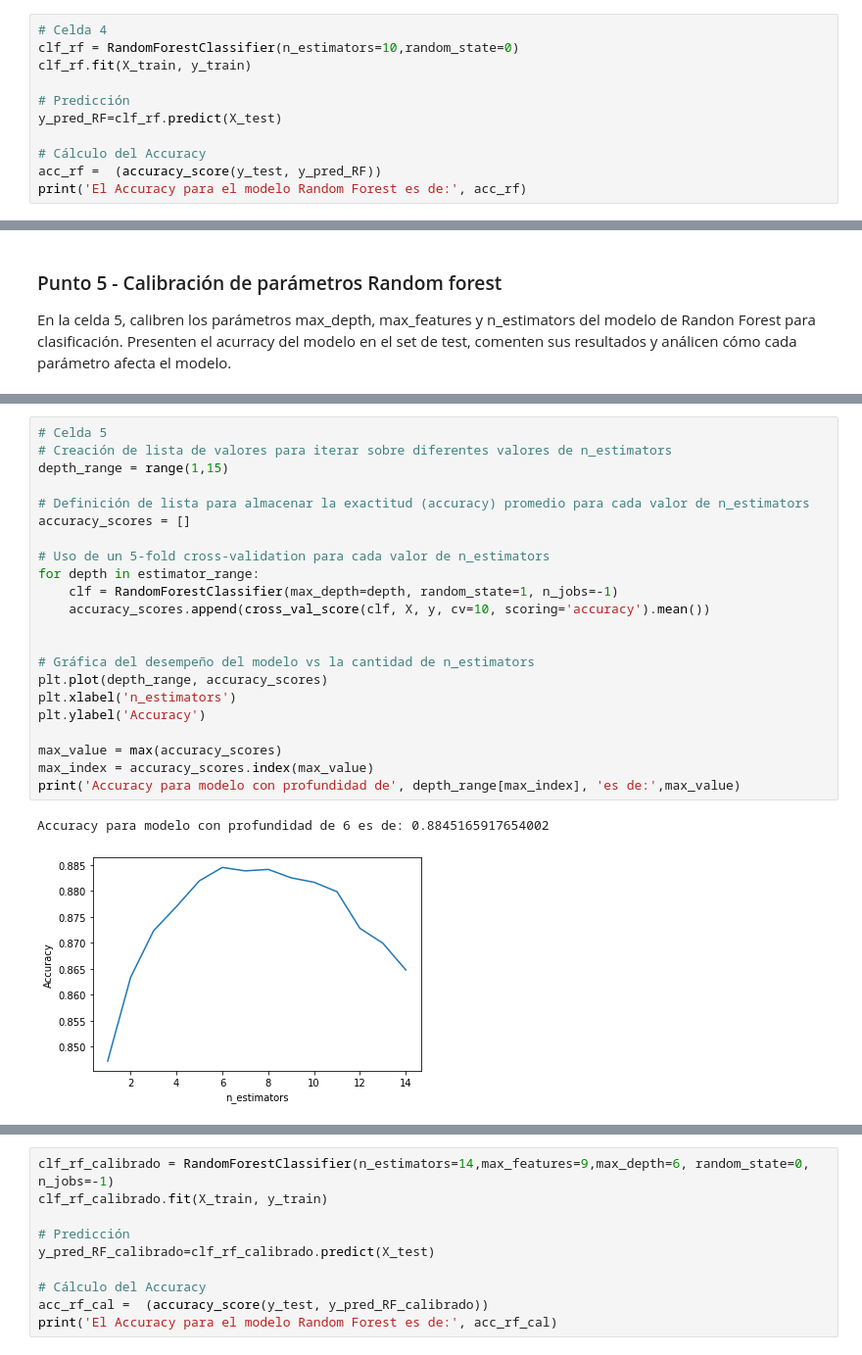
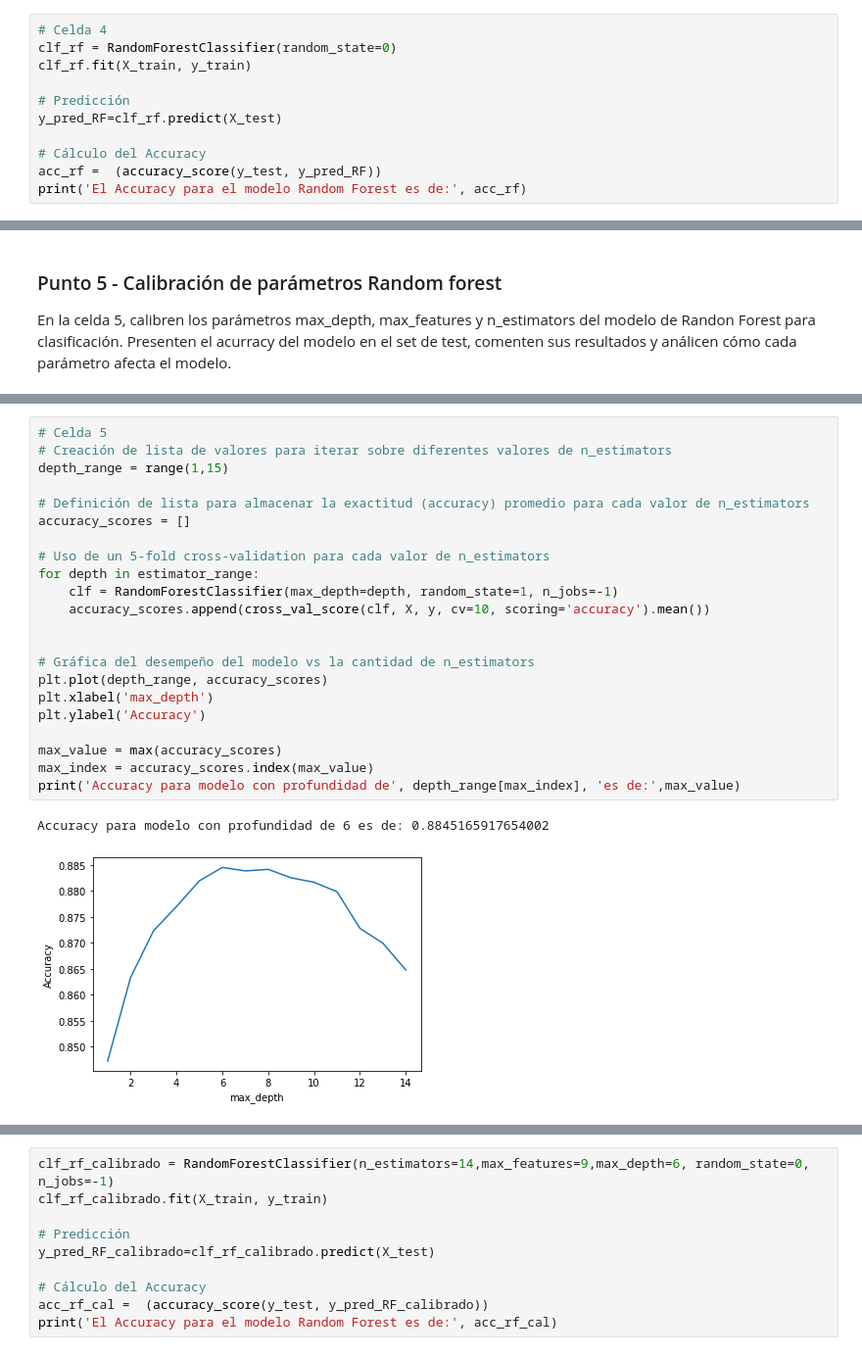
Before and after one commit to albahnsen/MIAD_ML_and_NLP, a Jupyter notebook: Semana 2/S2TC1_RandomForests_Boosting.ipynb, the cells around one changed output, grey strips where cells are left out. Shown: that part at 98% size. Cells and saved outputs as stored; diff of their text form.

```diff
--- a/Semana 2/S2TC1_RandomForests_Boosting.ipynb
+++ b/Semana 2/S2TC1_RandomForests_Boosting.ipynb
@@ -302,7 +310,7 @@ F1_Score:
 En la celda 4, usando la librería sklearn entrenen un modelo de Randon Forest para clasificación y presenten el acurracy del modelo en el set de test y comenten sus resultados.
 # %%
 # Celda 4
-clf_rf = RandomForestClassifier(n_estimators=10,random_state=0)
+clf_rf = RandomForestClassifier(random_state=0)
 clf_rf.fit(X_train, y_train)
 
 # Predicción
@@ -385,28 +397,28 @@ Accuracy para modelo con profundidad de 9 es de: 0.850976655550262
 # %%
 # Celda 5
 # Creación de lista de valores para iterar sobre diferentes valores de n_estimators
 depth_range = range(1,15)
 
 # Definición de lista para almacenar la exactitud (accuracy) promedio para cada valor de n_estimators
 accuracy_scores = []
 
 # Uso de un 5-fold cross-validation para cada valor de n_estimators
 for depth in estimator_range:
     clf = RandomForestClassifier(max_depth=depth, random_state=1, n_jobs=-1)
     accuracy_scores.append(cross_val_score(clf, X, y, cv=10, scoring='accuracy').mean())
 
 
 # Gráfica del desempeño del modelo vs la cantidad de n_estimators
 plt.plot(depth_range, accuracy_scores)
-plt.xlabel('n_estimators')
+plt.xlabel('max_depth')
 plt.ylabel('Accuracy')
 
 max_value = max(accuracy_scores)
 max_index = accuracy_scores.index(max_value)
 print('Accuracy para modelo con profundidad de', depth_range[max_index], 'es de:',max_value)
 # %% [output]
 Accuracy para modelo con profundidad de 6 es de: 0.8845165917654002
-[figure, old version]
+[figure, new version]
 # %%
 # Creación de lista de valores para iterar sobre diferentes valores de n_estimators
 estimator_range = range(1,20)
```
Also changed, not shown: parts of 14 cells of this notebook.
